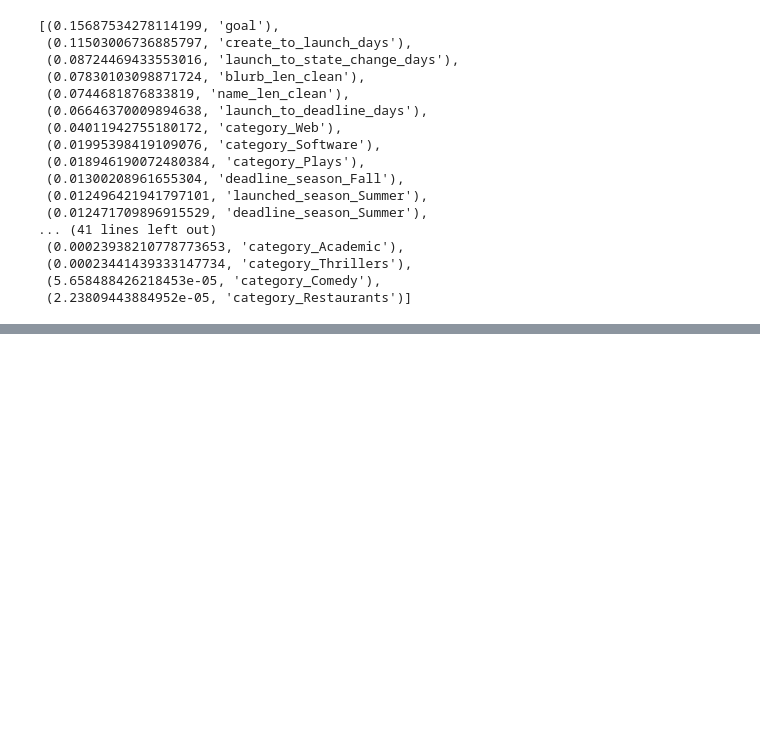
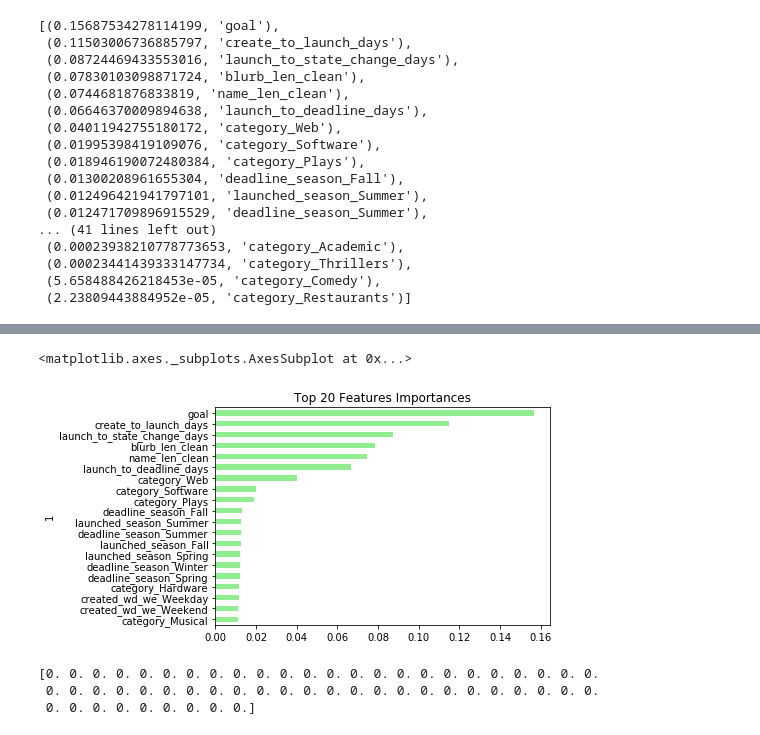
Before and after one commit to andrew8185/nwu-project-4, a Jupyter notebook: kickstarter_analysis_Optimization.ipynb, the cells around one changed output, grey strips where cells are left out. Cells and saved outputs as stored; diff of their text form; code cells hidden in the pictures; blank space fills up the shorter version.

```diff
--- a/kickstarter_analysis_Optimization.ipynb
+++ b/kickstarter_analysis_Optimization.ipynb
@@ -391,0 +392,23 @@ importances_sorted.plot(kind='barh', color='lightgreen', title= 'Top 20 Features
+# %%
+#calculate feature importances based on impurity
+import time
+import numpy as np
+
+importances = rf_model.feature_importances_
+std = np.std([tree.feature_importances_ for tree in rf_model.estimators_], axis=0)
+# %%
+#define feature names
+feature_names = [f"feature {i}" for i in range(X.shape[1])]
+
+#plot feature importances based on impurity
+forest_importances = pd.Series(importances, index=feature_names)
+
+forest_importances = pd.DataFrame(sorted(zip(forest_importances, X.columns), reverse=True))
+forest_importances.set_index(forest_importances[1], inplace=True)
+forest_importances.drop(columns=1, inplace=True)
+forest_importances.rename(columns={0: 'Feature Importances'}, inplace=True)
+forest_importances_sorted = forest_importances.sort_values(by='Feature Importances').tail(20)
+forest_importances_sorted.plot(kind='barh', color='lightgreen', title= 'Top 20 Features Importances', legend = False)
+# %% [output]
+<matplotlib.axes._subplots.AxesSubplot at 0x...>
+[figure, added]
@@ -391,0 +429,6 @@ importances_sorted.plot(kind='barh', color='lightgreen', title= 'Top 20 Features
+# %%
+print(result.importances_mean)
+# %% [output]
+[0. 0. 0. 0. 0. 0. 0. 0. 0. 0. 0. 0. 0. 0. 0. 0. 0. 0. 0. 0. 0. 0. 0. 0.
+ 0. 0. 0. 0. 0. 0. 0. 0. 0. 0. 0. 0. 0. 0. 0. 0. 0. 0. 0. 0. 0. 0. 0. 0.
+ 0. 0. 0. 0. 0. 0. 0. 0. 0.]
```
Also changed, not shown: parts of 4 cells of this notebook.
